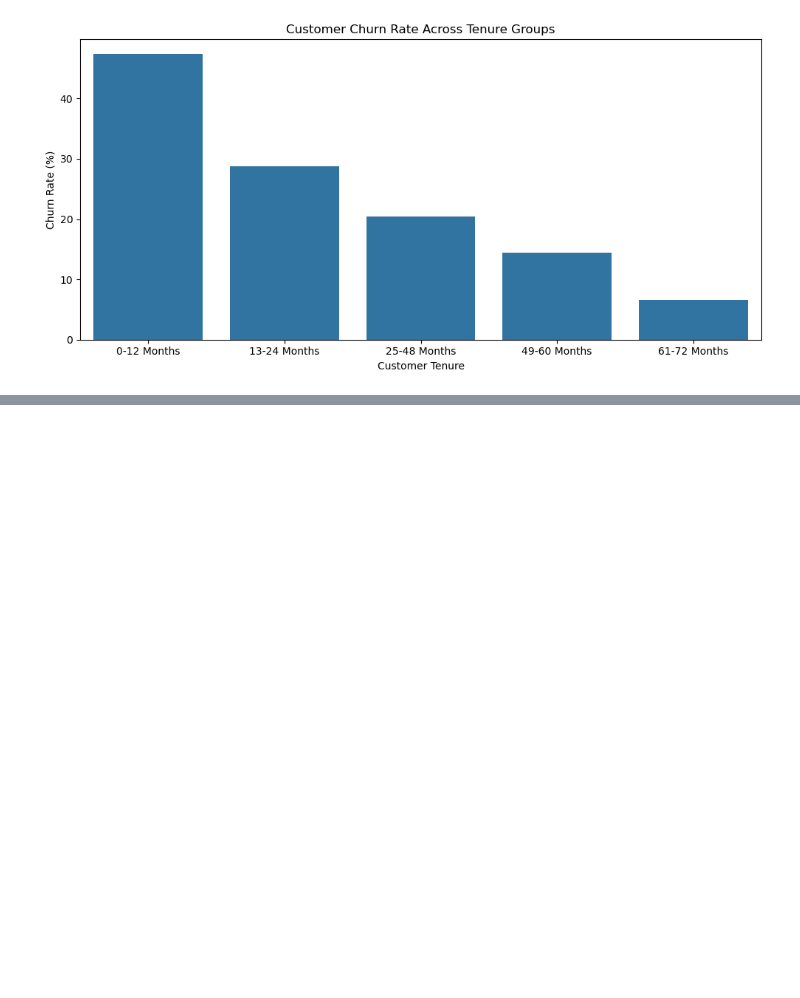
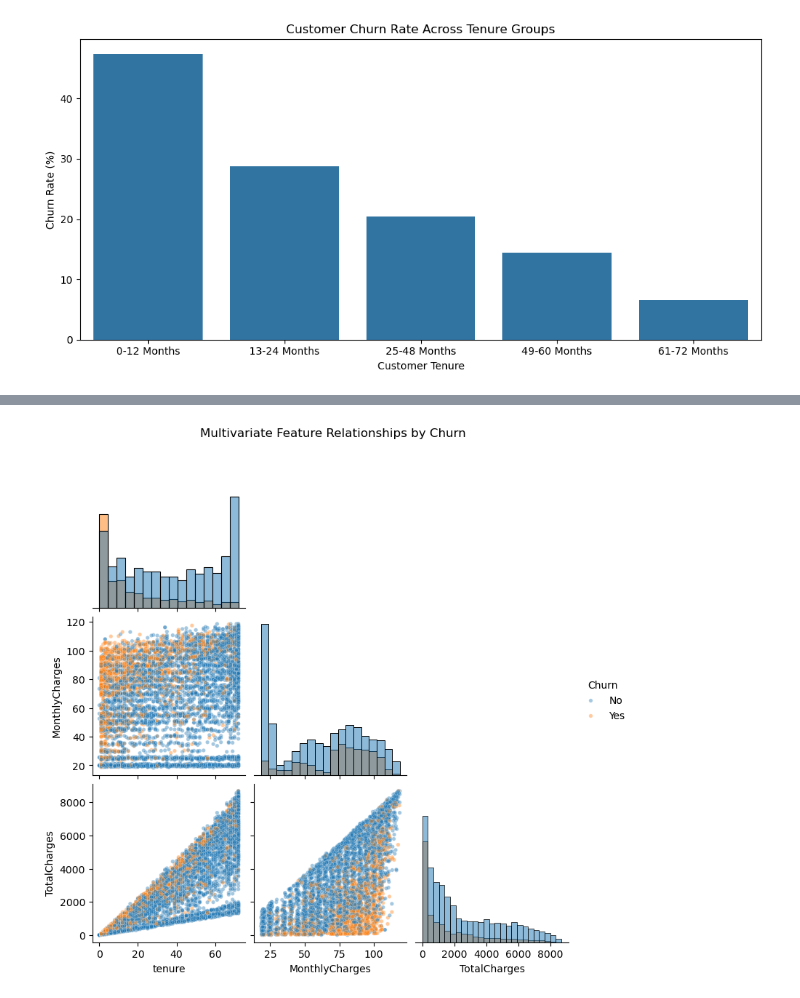
Before and after one commit to Medhanw/Customer_Churn_Prediction, a Jupyter notebook: Customer_Churn_Prediction.ipynb, the cells around one changed output, grey strips where cells are left out. Drawn from its saved outputs; the diff is of its cells as text; code cells hidden in the pictures; blank space fills up the shorter version.

```diff
--- a/Customer_Churn_Prediction.ipynb
+++ b/Customer_Churn_Prediction.ipynb
@@ -1838,0 +1991,32 @@ CHURN RATE BY TENURE GROUP
+# %%
+
+# ==========================================
+# PAIRPLOT ANALYSIS
+# ==========================================
+
+pairplot_data = df[
+    ["tenure", "MonthlyCharges", "TotalCharges", "Churn"]
+].copy()
+
+sns.pairplot(
+    pairplot_data,
+    hue="Churn",
+    diag_kind="hist",
+    corner=True,
+    plot_kws={"alpha": 0.4, "s": 15}
+)
+
+plt.suptitle(
+    "Multivariate Feature Relationships by Churn",
+    y=1.02
+)
+
+plt.savefig(
+    "Images/multivariate_pairplot.png",
+    dpi=300,
+    bbox_inches="tight"
+)
+
+plt.show()
+# %% [output]
+[figure, added]
```
Also changed, not shown: parts of 8 cells of this notebook.
